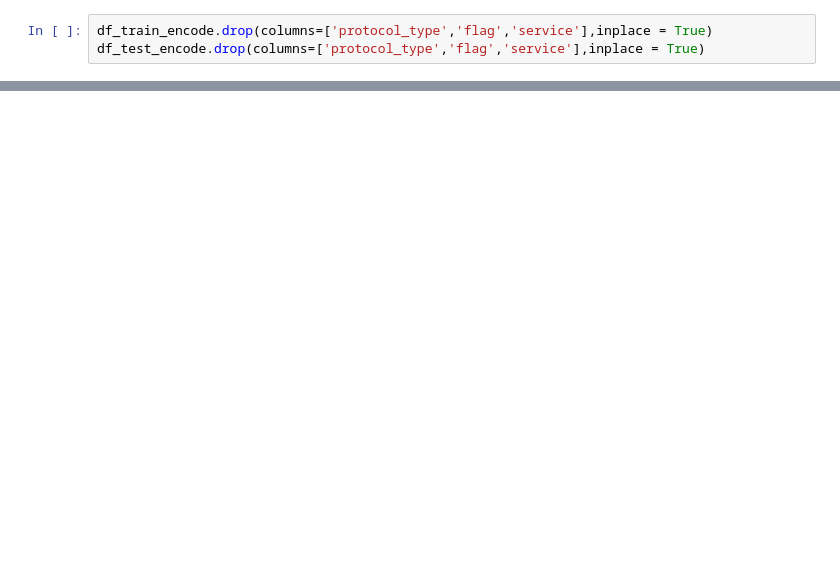
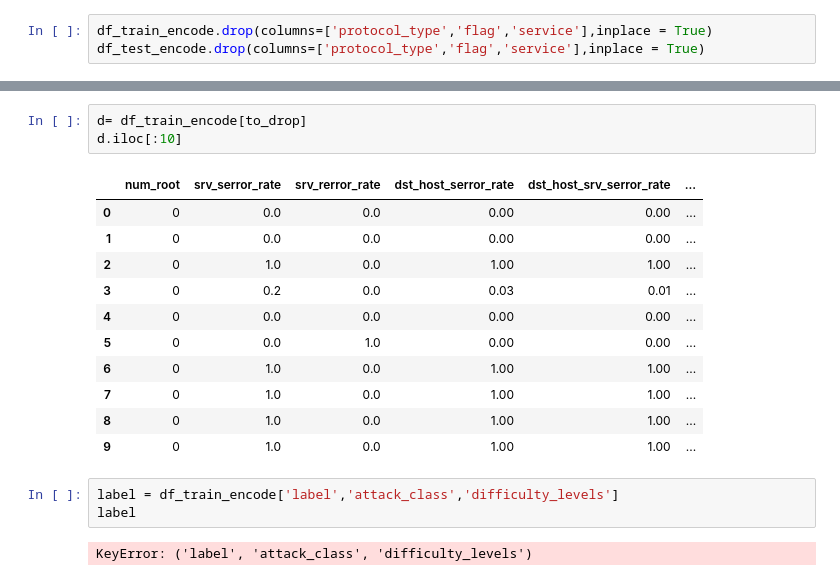
Before and after one commit to mailech/SentinelNet-AI-Powered-Network-Intrusion-Detection-System-, a Jupyter notebook: Feature-Engineering.ipynb, the cells around one changed output, grey strips where cells are left out. Cells and saved outputs as stored; diff of their text form; blank space fills up the shorter version.

```diff
--- a/Feature-Engineering.ipynb
+++ b/Feature-Engineering.ipynb
@@ -360,0 +379,20 @@ df_test_encode
+# %%
+d= df_train_encode[to_drop]
+d.iloc[:10]
+# %% [output]
+|  | num_root | srv_serror_rate | srv_rerror_rate | dst_host_serror_rate | dst_host_srv_serror_rate | ... |
+| 0 | 0 | 0.0 | 0.0 | 0.00 | 0.00 | ... |
+| 1 | 0 | 0.0 | 0.0 | 0.00 | 0.00 | ... |
+| 2 | 0 | 1.0 | 0.0 | 1.00 | 1.00 | ... |
+| 3 | 0 | 0.2 | 0.0 | 0.03 | 0.01 | ... |
+| 4 | 0 | 0.0 | 0.0 | 0.00 | 0.00 | ... |
+| 5 | 0 | 0.0 | 1.0 | 0.00 | 0.00 | ... |
+| 6 | 0 | 1.0 | 0.0 | 1.00 | 1.00 | ... |
+| 7 | 0 | 1.0 | 0.0 | 1.00 | 1.00 | ... |
+| 8 | 0 | 1.0 | 0.0 | 1.00 | 1.00 | ... |
+| 9 | 0 | 1.0 | 0.0 | 1.00 | 1.00 | ... |
+# %%
+label = df_train_encode['label','attack_class','difficulty_levels']
+label
+# %% [output]
+KeyError: ('label', 'attack_class', 'difficulty_levels')
```
Also changed, not shown: parts of 8 cells of this notebook.
